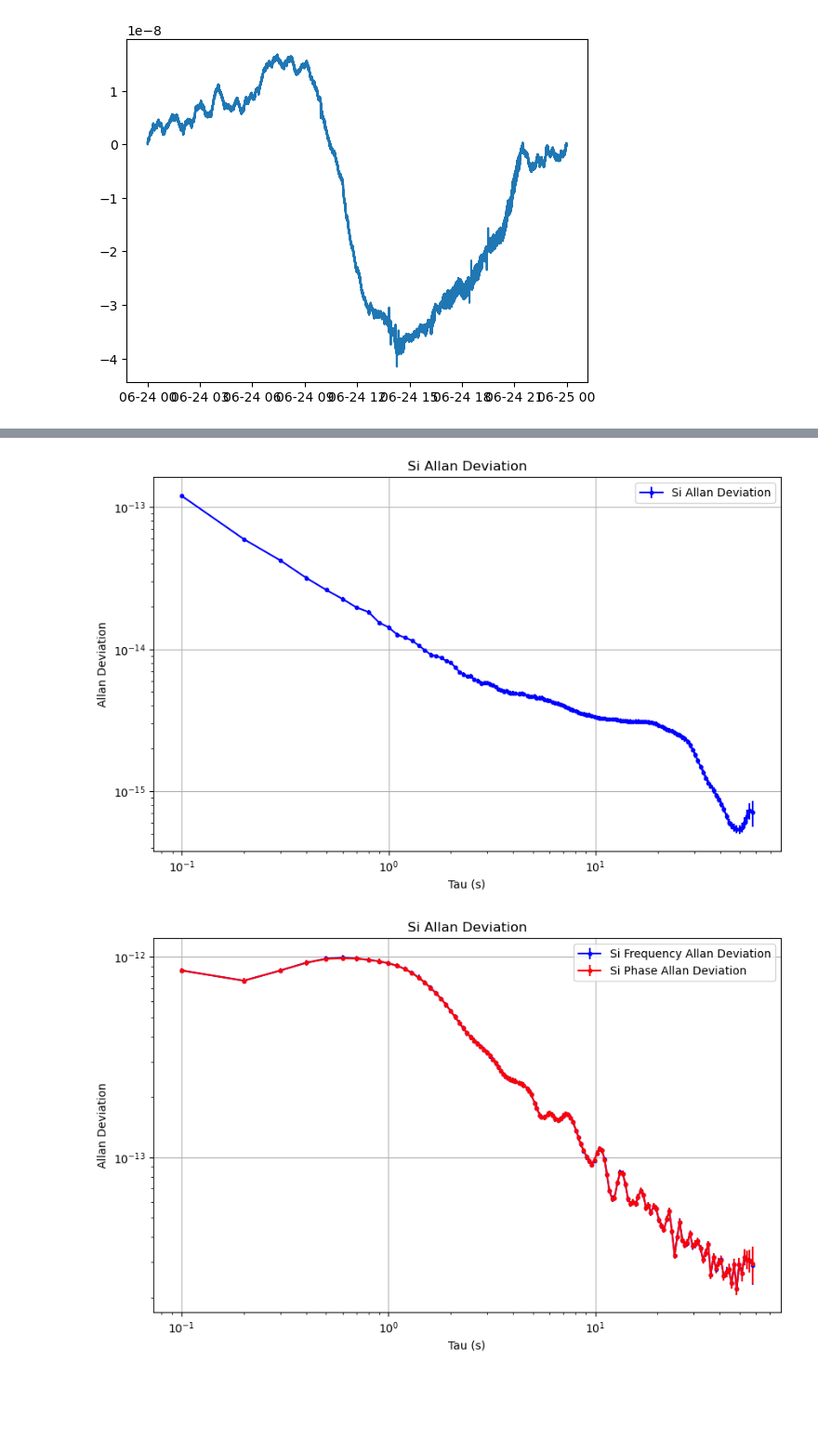
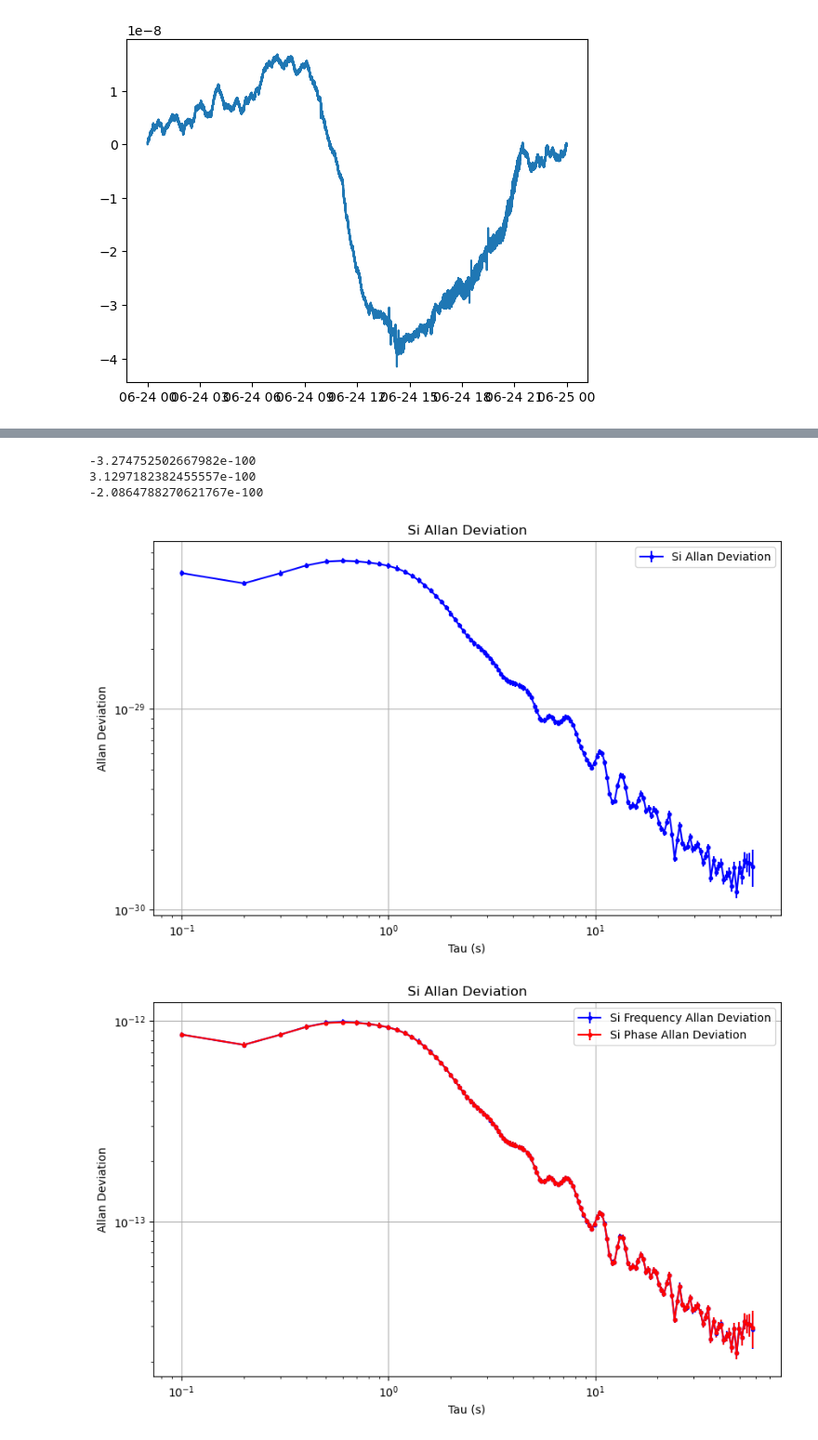
Before and after one commit to HannahARose/TimeKeeping, a Jupyter notebook: test.ipynb, the cells around one changed output, grey strips where cells are left out. Shown at 93% size. Cells and saved outputs as stored; diff of their text form; code cells hidden in the pictures; blank space fills up the shorter version.

```diff
--- a/test.ipynb
+++ b/test.ipynb
@@ -142,0 +152,19 @@ plt.plot(phase_freq_data['Date'], phase_freq_data['Si_Phase_Error'], label='Si P
+# %%
+# Remove the linear trends from the phase errors
+from scipy.signal import detrend
+phase_freq_data['Si_Phase_Error_Detrended'] = detrend(phase_freq_data['Si_Phase_Error'])
+phase_freq_data['Rb_Phase_Error_Detrended'] = detrend(phase_freq_data['Rb_Phase_Error'])
+phase_freq_data['H_Phase_Error_Detrended'] = detrend(phase_freq_data['H_Phase_Error'])
+
+plt.figure(figsize=(10, 6))
+plt.plot(phase_freq_data['Date'], phase_freq_data['Si_Phase_Error_Detrended'], label='Si Phase Error Detrended')
+plt.plot(phase_freq_data['Date'], phase_freq_data['Rb_Phase_Error_Detrended'], label='Rb Phase Error Detrended')
+plt.plot(phase_freq_data['Date'], phase_freq_data['H_Phase_Error_Detrended'], label='H Phase Error Detrended')
+plt.xlabel('Date')
+plt.ylabel('Detrended Calculation Phase Error (cycles)')
+plt.title('Detrended Calculation Phase Errors Over Time')
+plt.legend()
+plt.grid()
+plt.gca().xaxis.set_major_formatter(mdates.DateFormatter('%Y-%m-%d'))
+plt.gcf().autofmt_xdate()
+plt.show()
@@ -143,18 +173,30 @@ plt.plot(phase_freq_data['Date'], phase_freq_data['Si_Phase_Error'], label='Si P
+# %%
+# Calculate the linear trends
+# Convert TimeDelta to number of seconds
+duration = (phase_freq_data['Date'].iloc[-1]-phase_freq_data['Date'].iloc[0]).total_seconds()
+
+print(phase_freq_data['Si_Phase_Error'].iloc[-1]/duration/phase_freq_data['Si_Freq'].mean())
+print(phase_freq_data['Rb_Phase_Error'].iloc[-1]/duration/phase_freq_data['Rb_Freq'].mean())
+print(phase_freq_data['H_Phase_Error'].iloc[-1]/duration/phase_freq_data['H_Freq'].mean())
+# %% [output]
+-3.274752502667982e-100
+3.1297182382455557e-100
+-2.0864788270621767e-100
 # %%
-Si_adev = allantools.oadev(phase_freq_data['Si_Time_Error'].values, rate=10, taus=0.1*np.logspace(0, 20, 481, base=2))
+Si_adev = allantools.oadev(phase_freq_data['Si_Phase_Error'].values/250e6, rate=10, taus=0.1*np.logspace(0, 20, 481, base=2))
 
 plt.figure(figsize=(10, 6))
 plt.errorbar(Si_adev[0], Si_adev[1], yerr=Si_adev[2], fmt='.', linestyle='-', color='b', label='Si Allan Deviation')
 plt.xscale('log')
 plt.yscale('log')
 plt.xlabel('Tau (s)')
 plt.ylabel('Allan Deviation')
 plt.title('Si Allan Deviation')
 plt.legend()
 plt.grid()
 plt.show()
 # %% [output]
-[figure, old version]
+[figure, new version]
 # %%
 si_freq_adev = allantools.oadev(phase_freq_data['Si_Freq'].values/250e6, data_type='freq', rate=10, taus=0.1*np.logspace(0, 20, 481, base=2))
 si_phase_adev = allantools.oadev(phase_freq_data['Si_Phase'].values/250e6, rate=10, taus=0.1*np.logspace(0, 20, 481, base=2))
```
Also changed, not shown: parts of 3 cells of this notebook, 6 other files.
